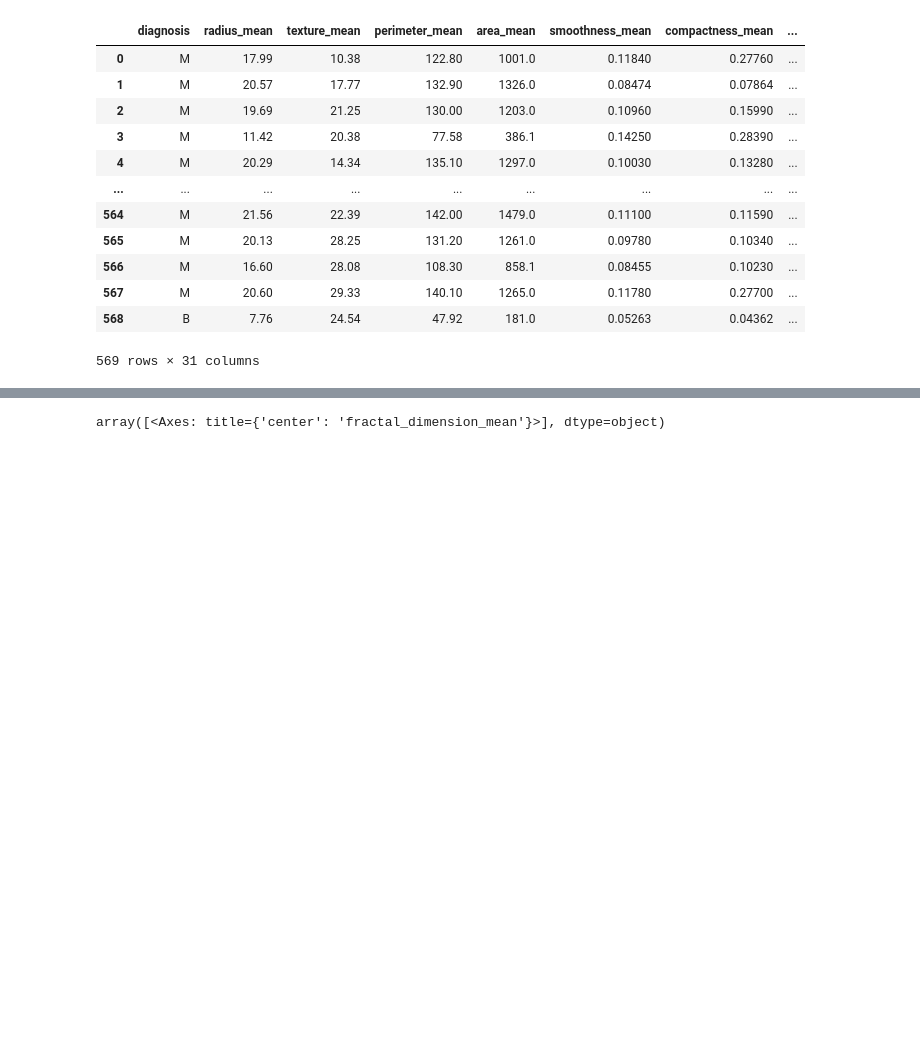
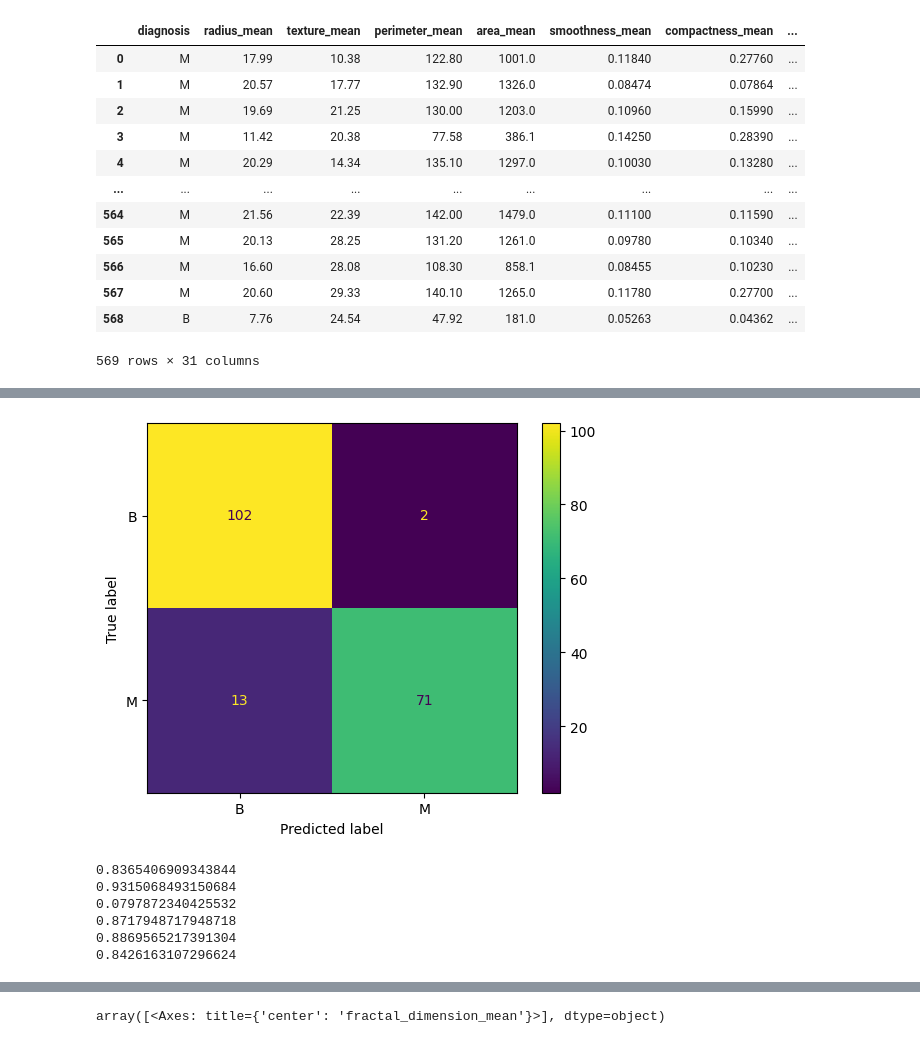
Before and after one commit to PratLyZol/potterProject, a Jupyter notebook: analysis.ipynb, the cells around one changed output, grey strips where cells are left out. Saved outputs shown, nothing was run; the diff lists cells and outputs as text; code cells hidden in the pictures; blank space fills up the shorter version.

```diff
--- a/analysis.ipynb
+++ b/analysis.ipynb
@@ -103,0 +115,34 @@ No artists with labels found to put in legend.  Note that artists whose label st
+# %%
+from sklearn import metrics
+# Creating confusion matrix
+knn = KNeighborsClassifier(n_neighbors=6, p = 2)
+knn.fit(X_train, y_train)
+y_pred = knn.predict(X_test)
+cm = metrics.confusion_matrix(y_test, y_pred)
+cm_display = metrics.ConfusionMatrixDisplay(confusion_matrix = cm, display_labels = ["B", "M"])
+cm_display.plot()
+plt.show()
+# %% [output]
+[figure, added]
+# %%
+from sklearn.metrics import confusion_matrix, classification_report, cohen_kappa_score, f1_score, hamming_loss, hinge_loss, jaccard_score, log_loss, matthews_corrcoef, multilabel_confusion_matrix, precision_score
+y_true = y_test.to_numpy()
+# grabbing all relevant Confusion Matrix metrics
+print(cohen_kappa_score(y_true,y_pred))
+
+print(f1_score(y_true,y_pred, pos_label='B'))
+
+print(hamming_loss(y_true,y_pred))
+
+print(jaccard_score(y_true,y_pred, pos_label='B'))
+
+print(precision_score(y_true, y_pred, pos_label='B'))
+
+print(matthews_corrcoef(y_true,y_pred))
+# %% [output]
+0.8365406909343844
+0.9315068493150684
+0.0797872340425532
+0.8717948717948718
+0.8869565217391304
+0.8426163107296624
```
Also changed, not shown: parts of 7 cells of this notebook.
